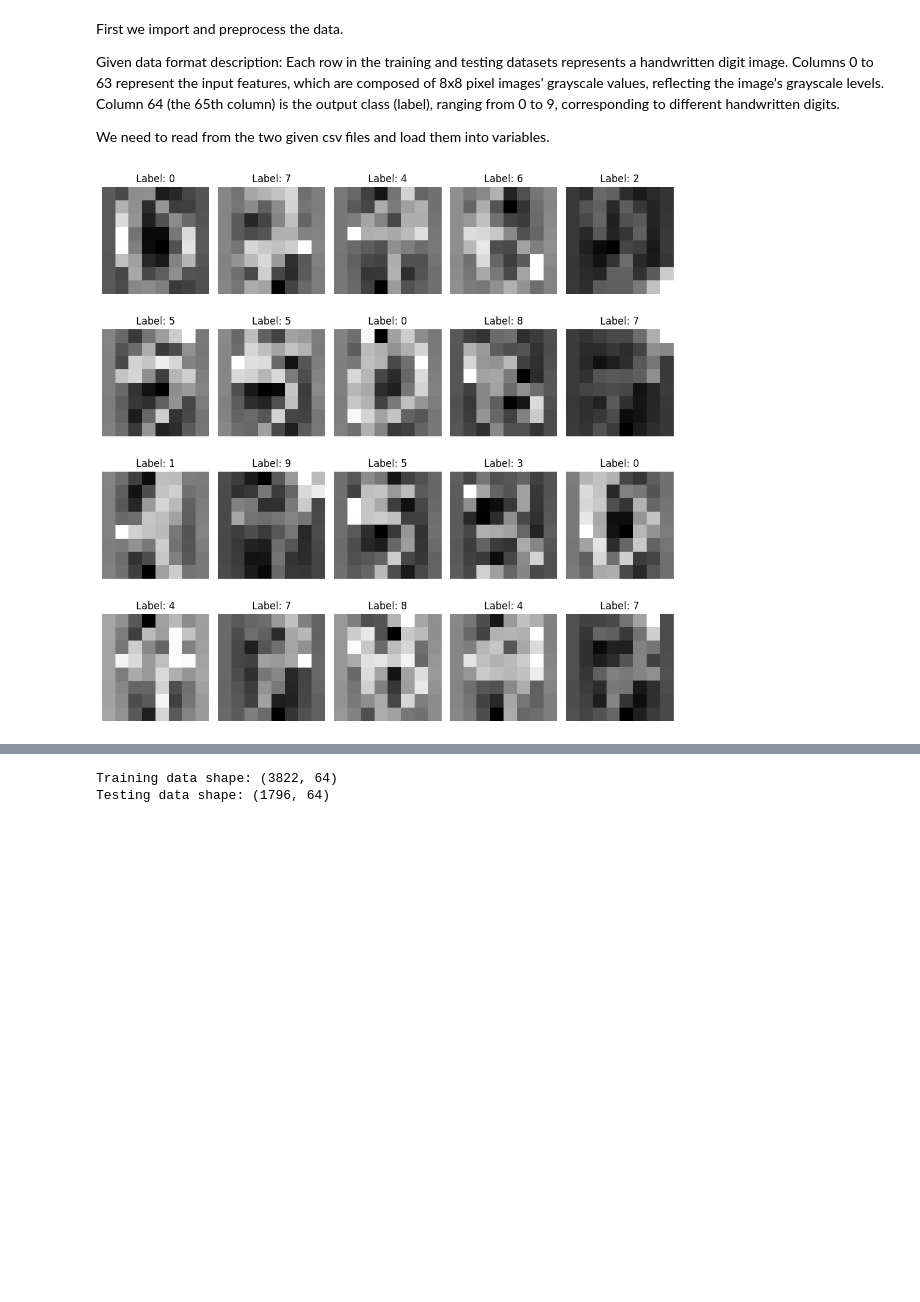
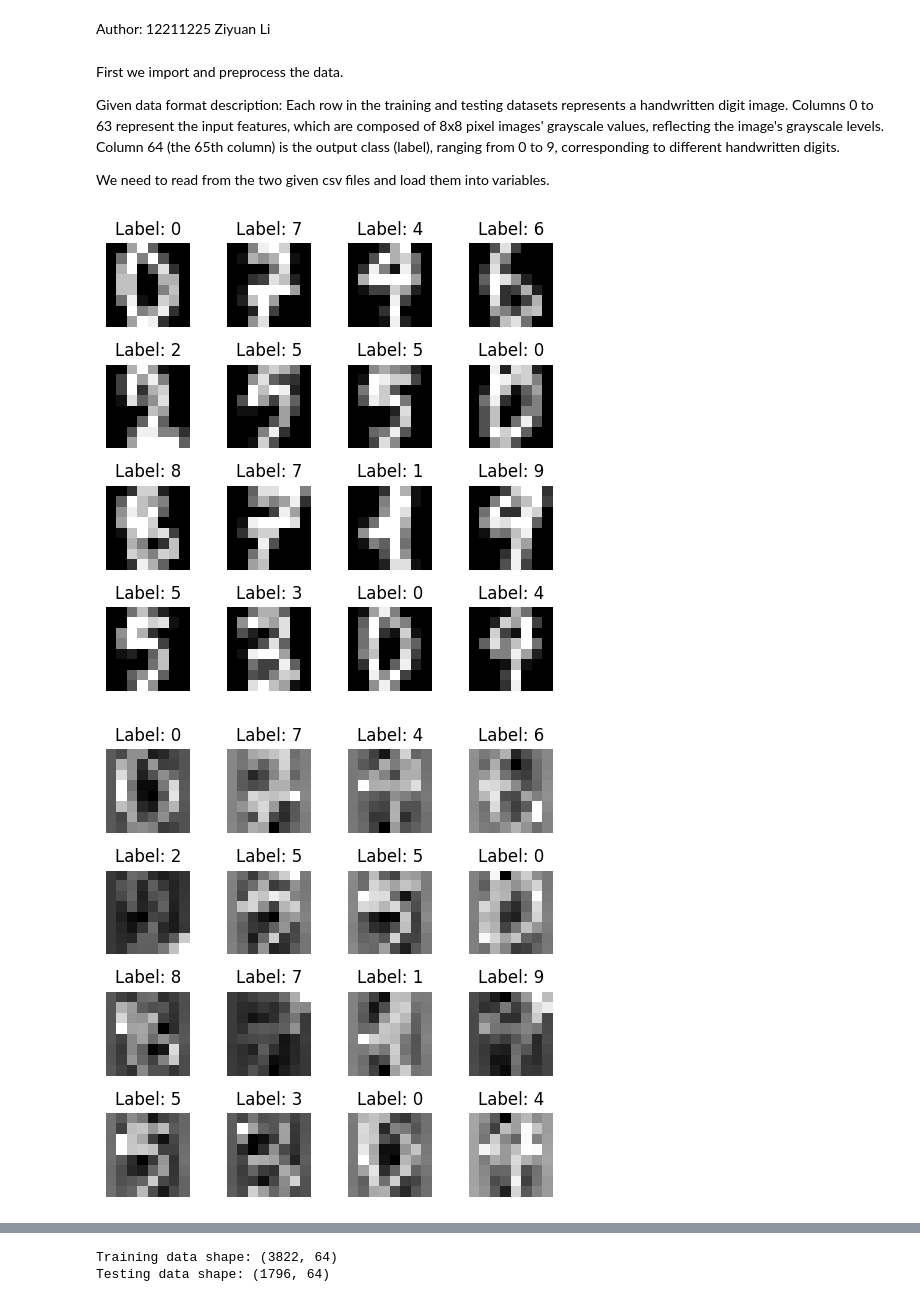
Before and after one commit to ziyuanLi-alex/sdm274, a Jupyter notebook: assgn08_multiclass_mlp/multiclass_mlp.ipynb, the cells around one changed output, grey strips where cells are left out. Drawn from its saved outputs; the diff is of its cells as text; code cells hidden in the pictures; blank space fills up the shorter version.

```diff
--- a/assgn08_multiclass_mlp/multiclass_mlp.ipynb
+++ b/assgn08_multiclass_mlp/multiclass_mlp.ipynb
@@ -3,2 +3,4 @@
+# %% [markdown]
+Author: 12211225 Ziyuan Li
 # %%
 from utils.evaluation import Evaluation
@@ -19,34 +21,41 @@ We need to read from the two given csv files and load them into variables.
 # %%
 train_data = pd.read_csv("data/optdigits.tra")
 test_data = pd.read_csv("data/optdigits.tes")
 
 X_train = train_data.iloc[:, :-1].values
 y_train = train_data.iloc[:, -1].values
 X_test = test_data.iloc[:, :-1].values
 y_test = test_data.iloc[:, -1].values
 
+fig, axes = plt.subplots(4, 4, figsize=(5,5))
+for i, ax in enumerate(axes.flat):
+    ax.imshow(X_train[i].reshape(8, 8), cmap='gray')
+    ax.set_title(f"Label: {y_train[i]}")
+    ax.axis('off')
+plt.tight_layout()
+plt.show()
+
 normalize = True
-
-
 
 if normalize:
     scaler = StandardScaler()
     X_train = scaler.fit_transform(X_train)
     X_test = scaler.transform(X_test)
 
 # Visualize the data
-fig, axes = plt.subplots(4, 5, figsize=(10, 10))
+fig, axes = plt.subplots(4, 4, figsize=(5,5))
 for i, ax in enumerate(axes.flat):
     ax.imshow(X_train[i].reshape(8, 8), cmap='gray')
     ax.set_title(f"Label: {y_train[i]}")
     ax.axis('off')
 plt.tight_layout()
 plt.show()
 
 y_test = pd.get_dummies(y_test).values.astype(np.float64)
 y_train = pd.get_dummies(y_train).values.astype(np.float64)
 # %% [output]
-[figure, old version]
+[figure, new version]
+[figure, added]
 # %% [markdown]
 The grayscale images can be visualized as above. We used
 `fig, axes = plt.subplots(4, 5, figsize=(10, 10))`
```
Also changed, not shown: parts of 13 cells of this notebook, 4 other files.
